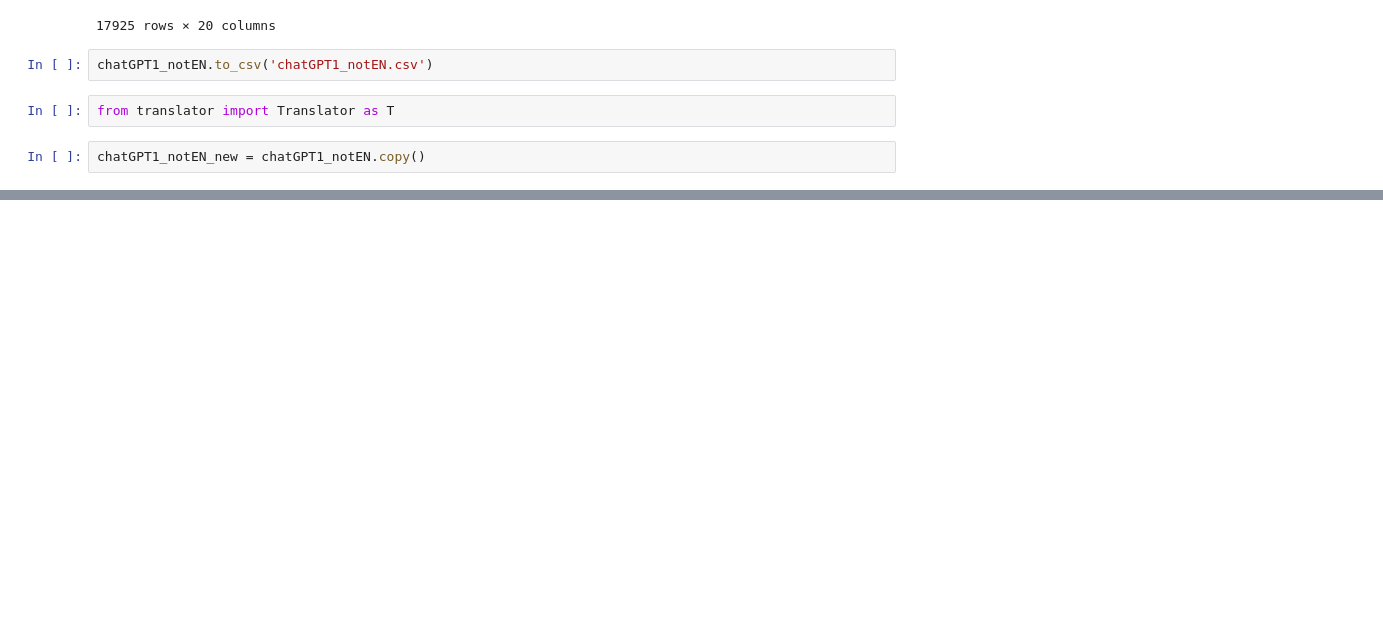
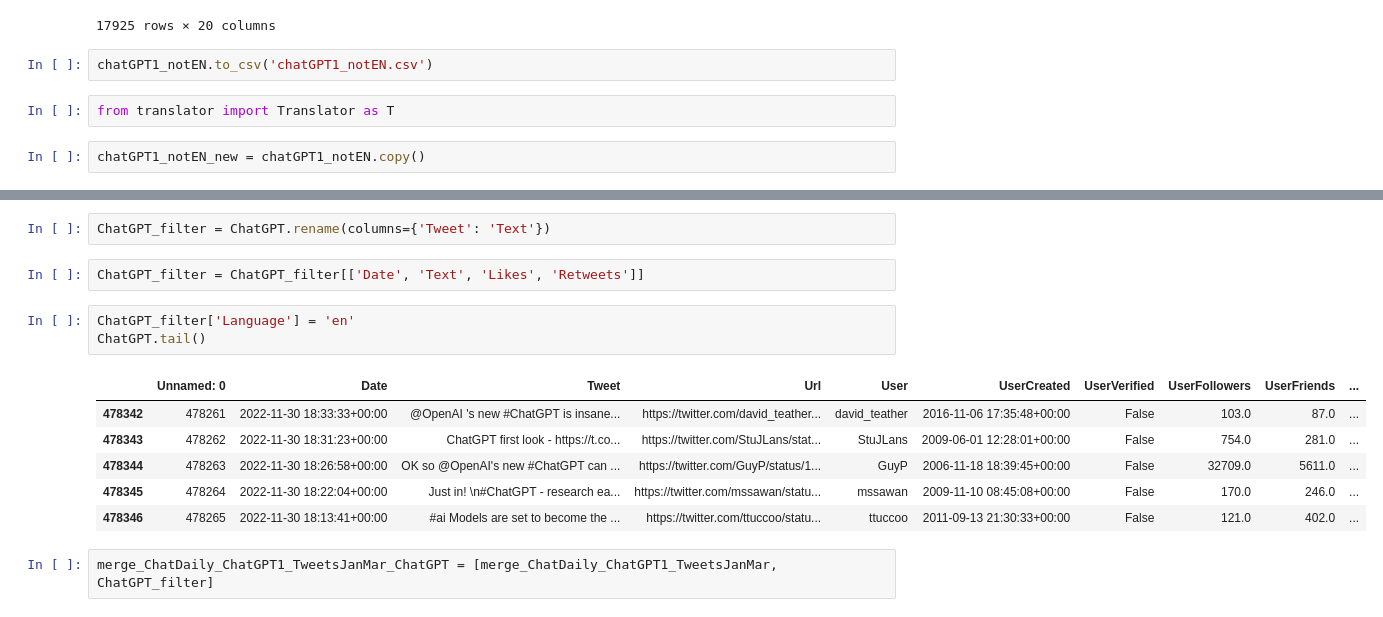
Before and after one commit to lorenzo-cm/tpICD, a Jupyter notebook: src/translation/translatingDatabases.ipynb, the cells around one changed output, grey strips where cells are left out. Saved outputs shown, nothing was run; the diff lists cells and outputs as text; blank space fills up the shorter version.

```diff
--- a/src/translation/translatingDatabases.ipynb
+++ b/src/translation/translatingDatabases.ipynb
@@ -190,0 +436,16 @@ chatGPT1_notEN_new = T.translate_df_parallel(df=chatGPT1_notEN, column_name='Tex
+# %%
+ChatGPT_filter = ChatGPT.rename(columns={'Tweet': 'Text'})
+# %%
+ChatGPT_filter = ChatGPT_filter[['Date', 'Text', 'Likes', 'Retweets']]
+# %%
+ChatGPT_filter['Language'] = 'en'
+ChatGPT.tail()
+# %% [output]
+|  | Unnamed: 0 | Date | Tweet | Url | User | UserCreated | UserVerified | UserFollowers | UserFriends | ... |
+| 478342 | 478261 | 2022-11-30 18:33:33+00:00 | @OpenAI 's new #ChatGPT is insane... | https://twitter.com/david_teather... | david_teather | 2016-11-06 17:35:48+00:00 | False | 103.0 | 87.0 | ... |
+| 478343 | 478262 | 2022-11-30 18:31:23+00:00 | ChatGPT first look - https://t.co... | https://twitter.com/StuJLans/stat... | StuJLans | 2009-06-01 12:28:01+00:00 | False | 754.0 | 281.0 | ... |
+| 478344 | 478263 | 2022-11-30 18:26:58+00:00 | OK so @OpenAI's new #ChatGPT can ... | https://twitter.com/GuyP/status/1... | GuyP | 2006-11-18 18:39:45+00:00 | False | 32709.0 | 5611.0 | ... |
+| 478345 | 478264 | 2022-11-30 18:22:04+00:00 | Just in! \n#ChatGPT - research ea... | https://twitter.com/mssawan/statu... | mssawan | 2009-11-10 08:45:08+00:00 | False | 170.0 | 246.0 | ... |
+| 478346 | 478265 | 2022-11-30 18:13:41+00:00 | #ai Models are set to become the ... | https://twitter.com/ttuccoo/statu... | ttuccoo | 2011-09-13 21:30:33+00:00 | False | 121.0 | 402.0 | ... |
+# %%
+merge_ChatDaily_ChatGPT1_TweetsJanMar_ChatGPT = [merge_ChatDaily_ChatGPT1_TweetsJanMar, ChatGPT_filter]
```
Also changed, not shown: parts of 43 cells of this notebook.
